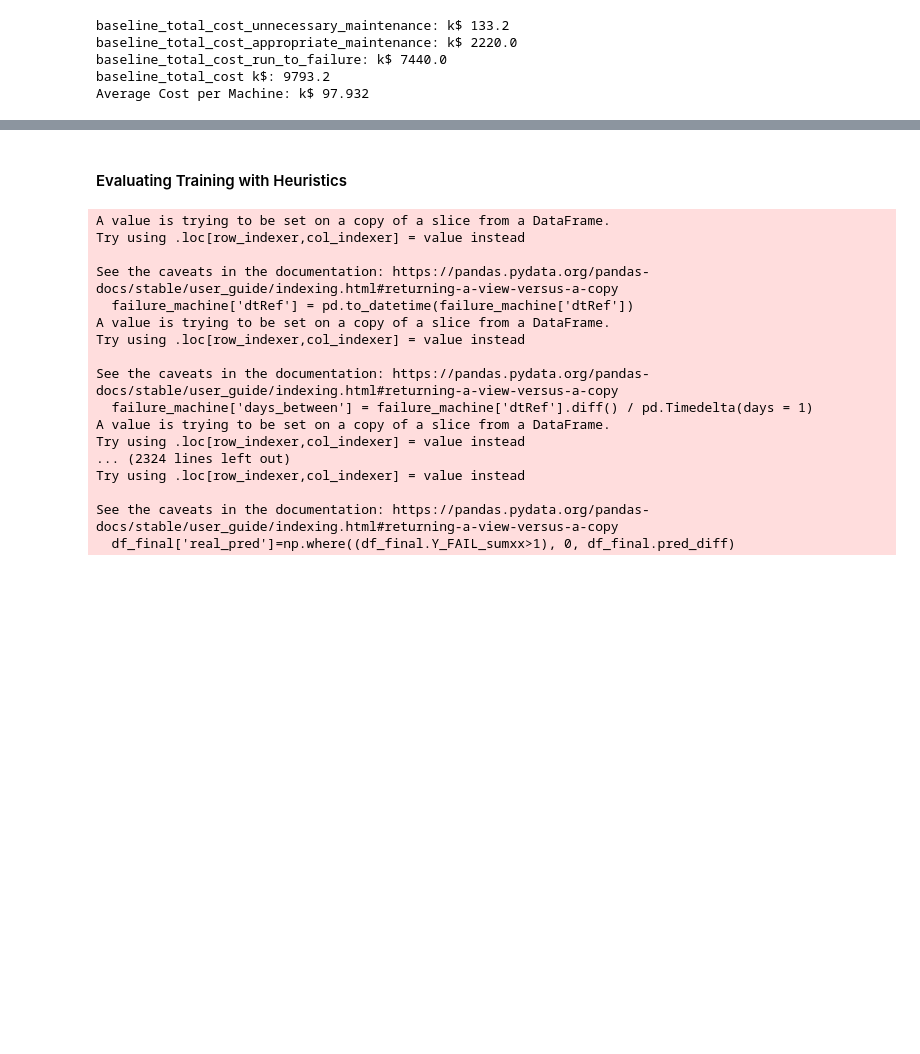
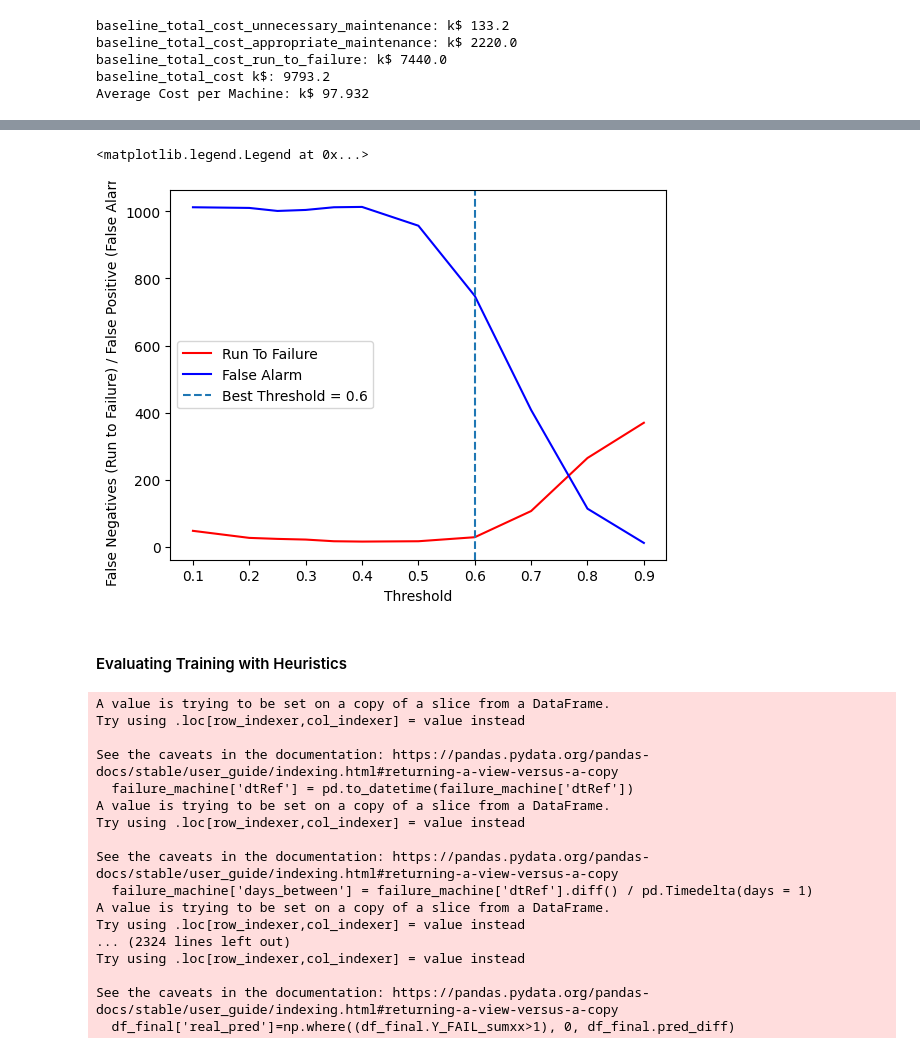
Before and after one commit to jooaobrum/preditive-maintenance, a Jupyter notebook: notebooks/pdm-exploration-ml-ts.ipynb, the cells around one changed output, grey strips where cells are left out. Saved outputs shown, nothing was run; the diff lists cells and outputs as text; code cells hidden in the pictures; blank space fills up the shorter version.

```diff
--- a/notebooks/pdm-exploration-ml-ts.ipynb
+++ b/notebooks/pdm-exploration-ml-ts.ipynb
@@ -621,2 +654,14 @@ def evaluate_machines(df, machineID):
+# %%
+plt.plot(th, FN_list, label = 'Run To Failure', color = 'red')
+plt.plot(th, FP_list, label = 'False Alarm', color = 'blue')
+plt.axvline(x = th[np.argmin(total_cost_list)], linestyle = '--', label = f'Best Threshold = {th[np.argmin(total_cost_list)]}')
+
+
+plt.xlabel('Threshold')
+plt.ylabel('False Negatives (Run to Failure) / False Positive (False Alarm)')
+plt.legend()
+# %% [output]
+<matplotlib.legend.Legend at 0x...>
+[figure, added]
 # %% [markdown]
 #### Evaluating Training with Heuristics
```
Also changed, not shown: parts of 23 cells of this notebook, 4 other files.
